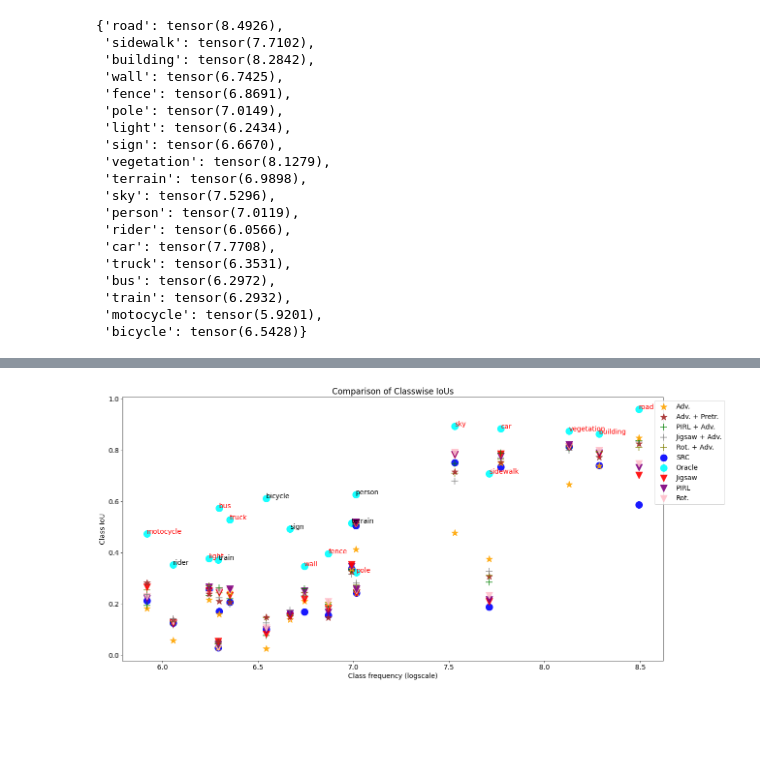
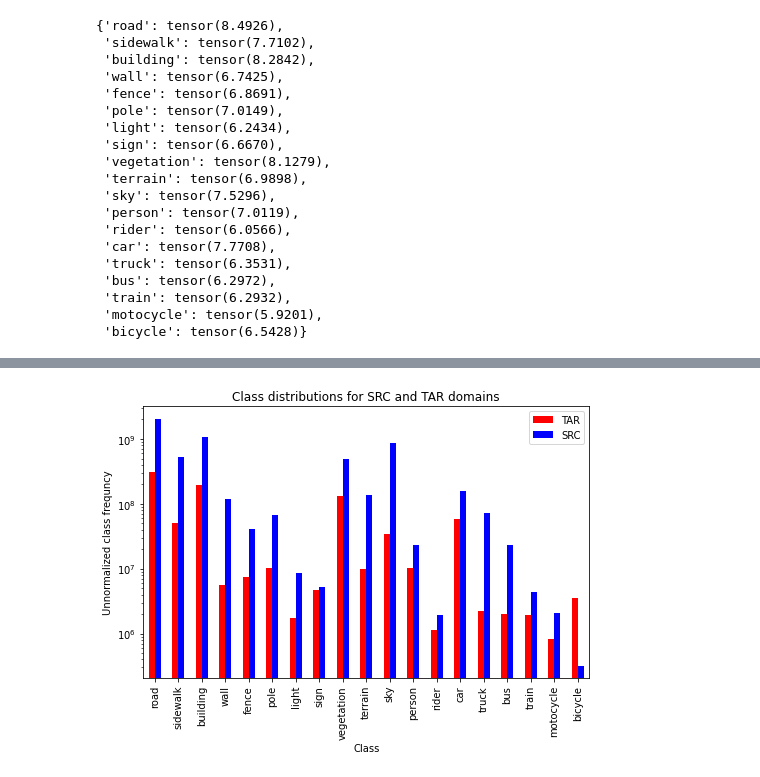
Before and after one commit to mur4k/ssda, a Jupyter notebook: notebooks/Visualizations.ipynb, the cells around one changed output, grey strips where cells are left out. Saved outputs shown, nothing was run; the diff lists cells and outputs as text; code cells hidden in the pictures; blank space fills up the shorter version.

```diff
--- a/notebooks/Visualizations.ipynb
+++ b/notebooks/Visualizations.ipynb
@@ -14,9 +14,8 @@ from torchvision import transforms, utils
 import matplotlib
 from matplotlib import pyplot as plt
 
-plt.rcParams['figure.figsize'] = [16, 9]
+plt.rcParams['figure.figsize'] = [8, 5]
+# plt.rcParams['figure.figsize'] = [16, 9]
 
 %load_ext autoreload
 %autoreload 2
-# %%
-plt.rcParams['figure.fontsize']
@@ -795,6 +838,21 @@ tar_freq, tar_freq_logscale = dump['tar']
+# %%
+frequencies = pd.DataFrame(index=src_freq_logscale.keys(), columns=['TAR', 'SRC'],
+                           data=[np.array([tar_freq[x], src_freq[x]]) for x in src_freq_logscale.keys()])
+# %%
+plt.rcParams['font.size'] = plt.rcParamsDefault['font.size']
+frequencies.plot(kind='bar', color={'red': 'TAR', 'blue': 'TAR'})
+plt.yscale('log')
+plt.xlabel('Class')
+plt.ylabel('Unnormalized class frequncy')
+plt.title('Class distributions for SRC and TAR domains')
+plt.savefig('/nfs/students/mirlas/vizualizations/figures/ssda_classes.png', bbox_inches='tight')
+plt.savefig('/nfs/students/mirlas/vizualizations/figures/ssda_classes.pdf', bbox_inches='tight')
+plt.savefig('/nfs/students/mirlas/vizualizations/figures/ssda_classes.svg', format='svg', bbox_inches='tight')
+# %% [output]
+[figure, added]
 # %%
 plt.rcParams['figure.figsize'] = [20, 10]
-plt.rcParams['font.size'] = 14
+plt.rcParams['font.size'] = 18
 
 # for model in sorted(models_to_plot, key=lambda x: models_to_plot[x]['marker']):
 #     plt.scatter(x=[tar_freq_logscale[c] for c in CLASSES],
@@ -809,20 +867,20 @@ for c in CLASSES:
     gain = class_performances.max() - src_performance
     gap = tar_performance - src_performance
     class_performances = class_performances.sort_values()
-    plt.scatter(x=[tar_freq_logscale[c]],
+    plt.scatter(x=[tar_freq[c]],
                     y=[src_performance], s=200, alpha=0.9,
                     marker='o', c='blue',
                     label='SRC' if c=='road' else None)
     for model in class_performances.index:
-        plt.scatter(x=[tar_freq_logscale[c]],
+        plt.scatter(x=[tar_freq[c]],
                     y=[class_performances[model]], s=200, alpha=0.9,
                     marker=models_to_plot[model]['marker'], c=models_to_plot[model]['c'],
                     label=models_to_plot[model]['label'] if c=='road' else None)
-    plt.scatter(x=[tar_freq_logscale[c]],
+    plt.scatter(x=[tar_freq[c]],
                 y=[tar_performance], s=200, alpha=0.9,
                 marker='o', c='cyan',
                 label='Oracle' if c=='road' else None)
-    plt.text(x=tar_freq_logscale[c],
+    plt.text(x=tar_freq[c],
              y=tar_performance,
              s=c,
              c='black' if  float(gain)/float(gap) < 0.1 else 'red')
@@ -837,12 +895,11 @@ plt.legend([legend_elements[models_to_plot[m]['label']] for m in sorted(models_t
 # plt.xticks(ticks=list(range(6, 10, 2))+[tar_freq_logscale[c] for c in CLASSES],
 #            labels=[str(x) for x in range(6, 10, 2)]+CLASSES,
 #            rotation='vertical')
-plt.xlabel('Class frequency (logscale)')
+plt.xlabel('Unnormalized class frequency')
+plt.xscale('log')
 plt.ylabel('Class IoU')
-plt.margins(0.05)
+plt.margins(0.1)
 plt.savefig('/nfs/students/mirlas/vizualizations/figures/ssda_classwise_iou.png', bbox_inches = 'tight')
 plt.savefig('/nfs/students/mirlas/vizualizations/figures/ssda_classwise_iou.pdf', bbox_inches = 'tight')
 plt.savefig('/nfs/students/mirlas/vizualizations/figures/ssda_classwise_iou.svg', format='svg', bbox_inches = 'tight')
 plt.show()
-# %% [output]
-[figure, removed]
```
Also changed, not shown: parts of 4 cells of this notebook, 1 other file.
